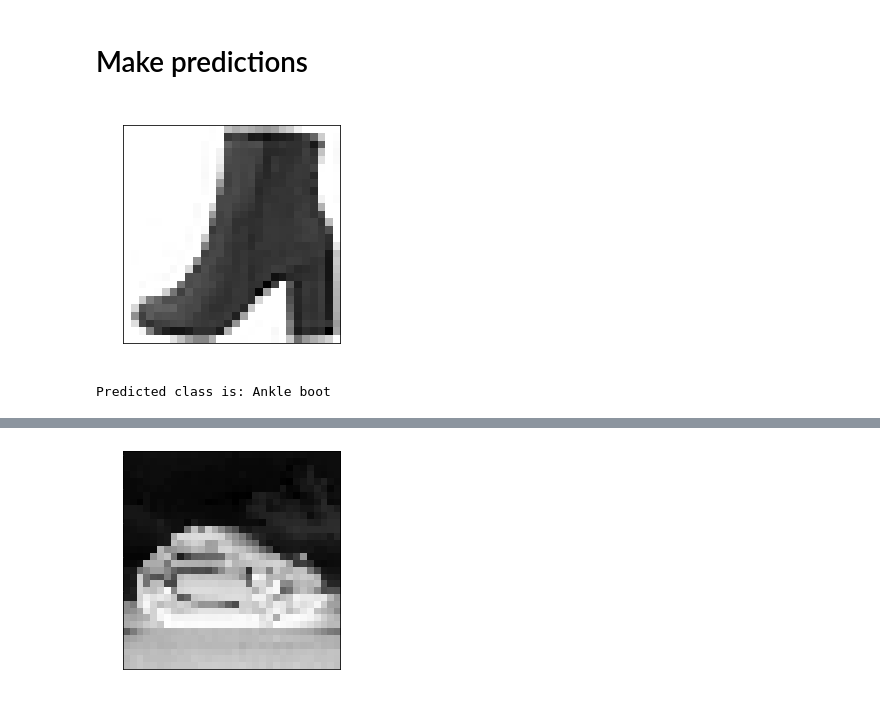
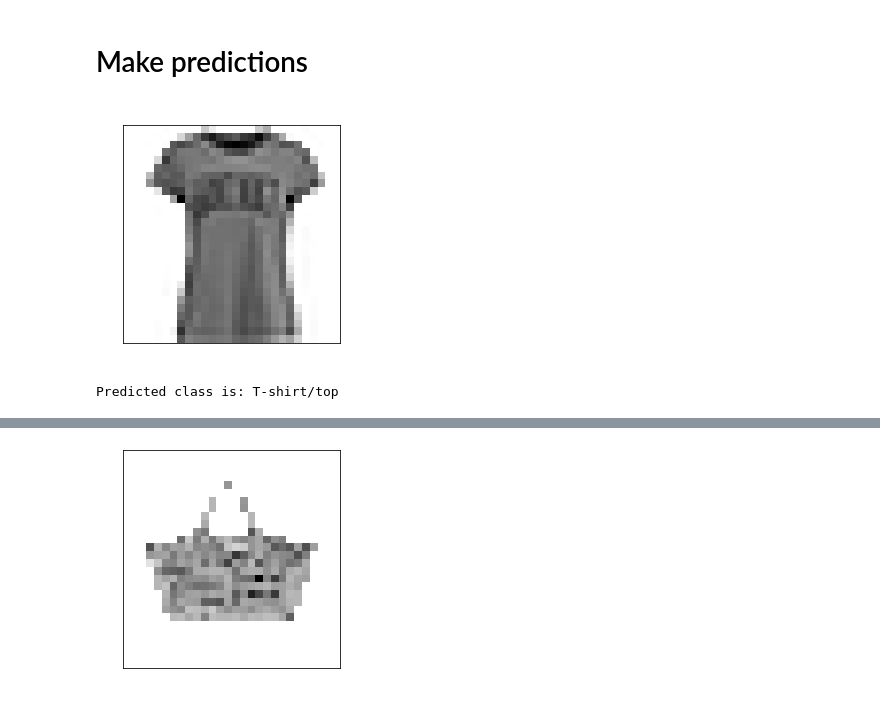
Before and after one commit to edycocon/LaboratoriosSeminarioProfesional1, a Jupyter notebook: Laboratorio1-13001762.ipynb, the cells around one changed output, grey strips where cells are left out. Cells and saved outputs as stored; diff of their text form; code cells hidden in the pictures.

```diff
--- a/Laboratorio1-13001762.ipynb
+++ b/Laboratorio1-13001762.ipynb
@@ -87,6 +87,7 @@ model = Sequential([
     Flatten(input_shape=(28, 28)),
     Dense(784, activation='relu'),
     Dense(512, activation='relu'),
+    Dense(200, activation='relu'),
     Dense(10, activation='softmax')
 ])
 # %%
@@ -116,7 +119,7 @@ _________________________________________________________________
 history = model.fit(train_images,
           train_labels,
           validation_split=0.3,
-          epochs=50
+          epochs=25
           )
 # %% [output]
 Train on 42000 samples, validate on 18000 samples
@@ -189,11 +192,11 @@ plt.title(class_names[test_labels[img_index]])
 plt.show()
 print('\nPredicted class is:', class_names[np.argmax(predictions[0])])
 # %% [output]
-[figure, old version]
+[figure, new version]
-Predicted class is: Ankle boot
+Predicted class is: T-shirt/top
 # %%
-test_image = tf.keras.utils.get_file('car.jpg','https://www.extremetech.com/wp-content/uploads/2019/05/637873-tesla-model-s-2019-640x360.jpg')
-test_image = Image.open(test_image).resize((32,32)).convert('L')
+test_image = tf.keras.utils.get_file('bolsa.jpg','https://www.prada.com/content/dam/pradanux_products/1/1BG/1BG242/2BBVF0YFS/1BG242_2BBV_F0YFS_V_OOO_SLF.png')
+test_image = Image.open(test_image).resize((28,28)).convert('L')
 test_image = np.array(test_image)/255.0
 predictions = model.predict(tf.expand_dims(test_image, 0))
 
@@ -207 +210 @@ Predicted class is: plane
-[figure, old version]
+[figure, new version]
```
Also changed, not shown: parts of 5 cells of this notebook.
